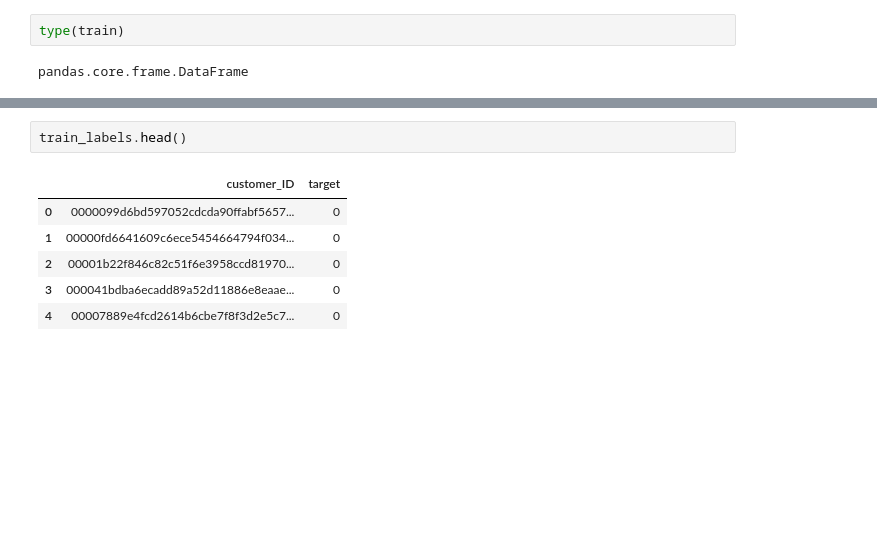
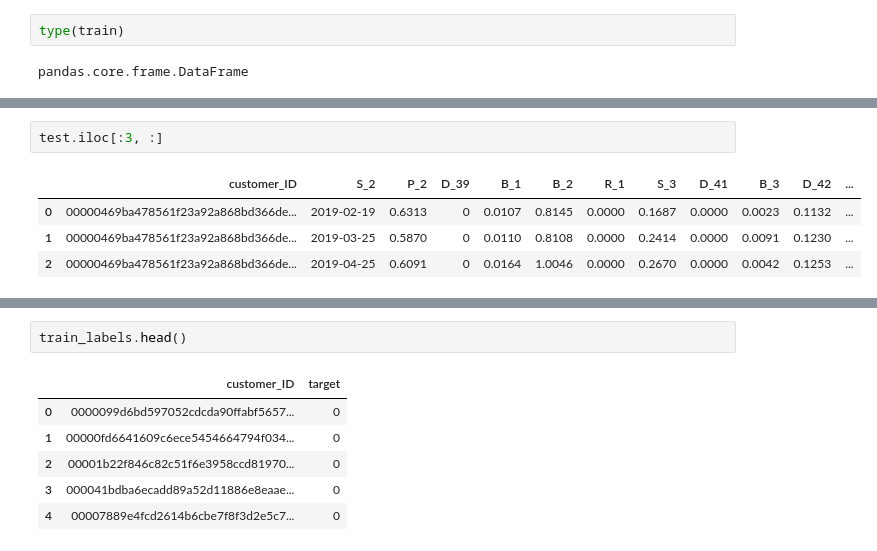
Before and after one commit to idsts2670/kaggle, a Jupyter notebook: amex-default-prediction/amex-default-prediction_v1.ipynb, the cells around one changed output, grey strips where cells are left out. Saved outputs shown, nothing was run; the diff lists cells and outputs as text; blank space fills up the shorter version.

```diff
--- a/amex-default-prediction/amex-default-prediction_v1.ipynb
+++ b/amex-default-prediction/amex-default-prediction_v1.ipynb
@@ -258,0 +346,7 @@ train データ内の顧客数 5,531,451 : カラム数 191
+# %%
+test.iloc[:3, :]
+# %% [output]
+|  | customer_ID | S_2 | P_2 | D_39 | B_1 | B_2 | R_1 | S_3 | D_41 | B_3 | D_42 | ... |
+| 0 | 00000469ba478561f23a92a868bd366de... | 2019-02-19 | 0.6313 | 0 | 0.0107 | 0.8145 | 0.0000 | 0.1687 | 0.0000 | 0.0023 | 0.1132 | ... |
+| 1 | 00000469ba478561f23a92a868bd366de... | 2019-03-25 | 0.5870 | 0 | 0.0110 | 0.8108 | 0.0000 | 0.2414 | 0.0000 | 0.0091 | 0.1230 | ... |
+| 2 | 00000469ba478561f23a92a868bd366de... | 2019-04-25 | 0.6091 | 0 | 0.0164 | 1.0046 | 0.0000 | 0.2670 | 0.0000 | 0.0042 | 0.1253 | ... |
```
Also changed, not shown: parts of 25 cells of this notebook.
